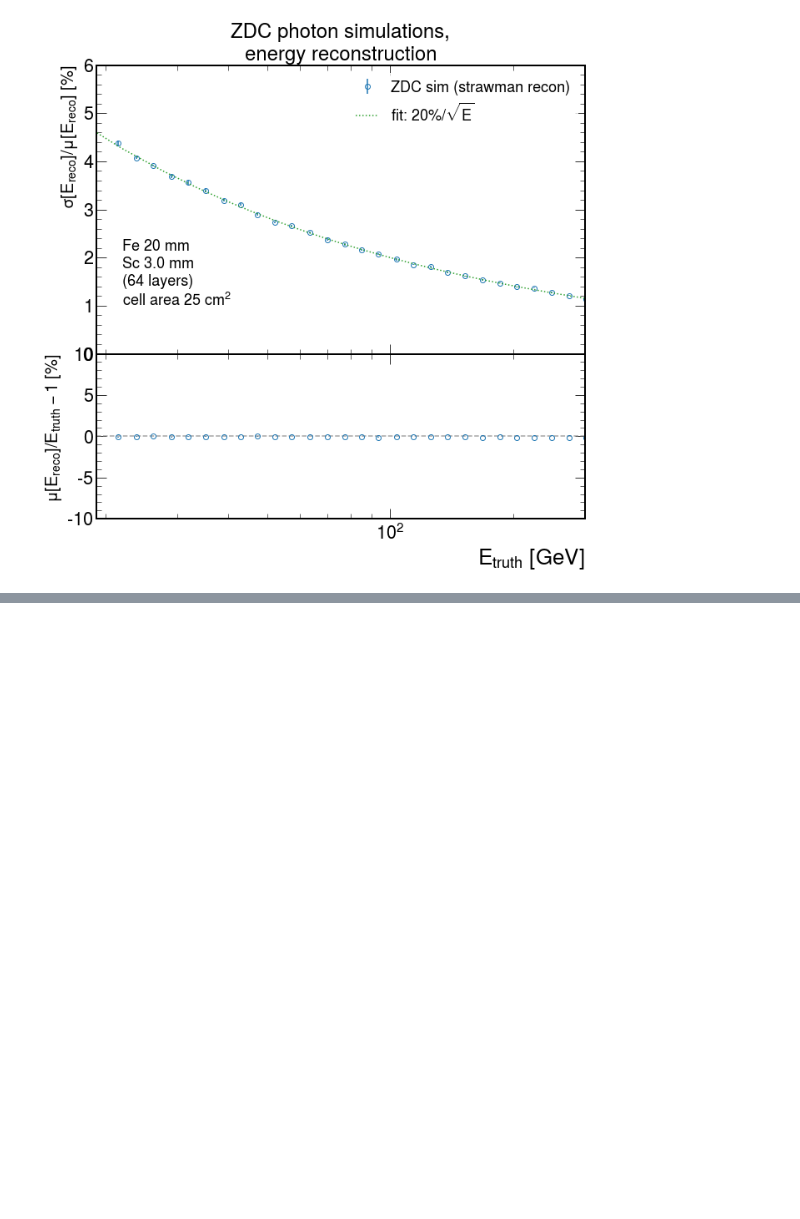
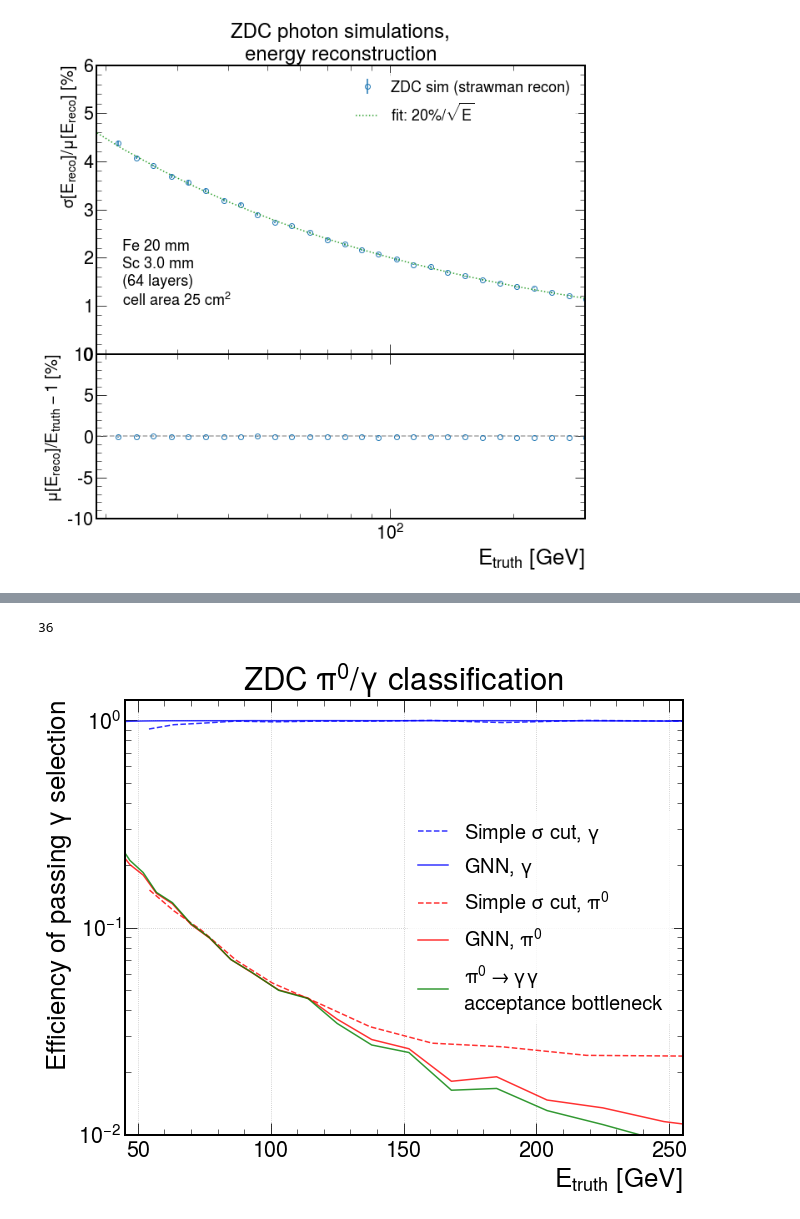
Before and after one commit to sebouh137/staggered_tesselations, a Jupyter notebook: ZDC_plots_for_paper.ipynb, the cells around one changed output, grey strips where cells are left out. Drawn from its saved outputs; the diff is of its cells as text; code cells hidden in the pictures; blank space fills up the shorter version.

```diff
--- a/ZDC_plots_for_paper.ipynb
+++ b/ZDC_plots_for_paper.ipynb
@@ -672,7 +701,7 @@ for k,(absorber,dataset) in enumerate(zip("Fe".split(), [dfs_AI['Fe'],])):
     for axis in ['top','bottom','left','right']:
         inset.spines[axis].set_linewidth(1.3)
     axs[1][0].set_xscale('log')
-    fig.suptitle("ZDC neutron simulations, Graphnet reconstruction", fontsize=24)
+    fig.suptitle("ZDC neutron simulations, GNN reconstruction", fontsize=24)
     plt.sca(axs[0][0])
     write_geom(absorber, 1.0)
     axs[1][0].set_ylabel("$\mu_r-r_{\\rm truth}$ [mm]")
@@ -765,7 +794,7 @@ for abso in "Fe Pb".split()[:1]:
     divide_by_mu=True
 
     sfs=[0.021, 1]
-    labels=['"strawman"', "AI"]
+    labels=['"strawman"', "GNN"]
     colors="tab:blue tab:orange tab:green tab:red 0.65".split()
     if abso=="Fe":
         dfs=df_strawman, dfs_AI['Fe']
@@ -807,7 +836,7 @@ for abso in "Fe Pb".split()[:1]:
                 mus.append(mu)
                 dmus.append(dmu)
                 #ymid=1
-            method="strawman" if k==0 else "AI"
+            method="strawman" if k==0 else "GNN"
             axs[0].errorbar(np.array(bcs)*(1-i*.007), np.array(sigmas)*100/(np.array(mus)), np.array(dsigmas)/(np.array(mus))*100,
                      label=f"ZDC sim ({method} recon)", marker='o', ls='', color=colors[i], fillstyle="full" if k==1 else "none")
             axs[1].errorbar(np.array(bcs)*(1-i*.007), (np.array(mus)-1)*100, np.array(dmus)*100,
@@ -1222,0 +1266,67 @@ for abso in "Fe".split():
+# %%
+#X-axis data:
+energy_bins= '10 11  12  13  14  16  17  19  21  24  26  29  32  35  39  43  47  52 57  63  70  77  85  93 103 114 125 138 152 168 185 204 225 248 274 302'
+energy_bins= np.array([float(a) for a in energy_bins.split()])
+print(len(energy_bins))
+sigmacut_photon_energy = [54.17080437, 63.50546177, 73.63455809, 86.7428004, 100.8440914, 117.7259186, 138.182721,
+                        160.4270109, 187.2393247, 218.8182721, 255.163853]
+sigmacut_pi0_energy = [54.3694141, 63.50546177, 73.83316783, 86.94141013, 100.6454816, 100.6454816, 117.3286991,
+                     137.388282, 160.8242304, 187.040715, 218.8182721, 255.3624628]
+#Left y-axis data:
+
+photon_accuracy_copy = np.asarray([0.541151, 0.609476, 0.610571, 0.580496, 0.52372 , 0.442948,
+       0.420962, 0.423926, 0.456044, 0.548684, 0.615457, 0.725877,
+       0.848467, 0.924024, 0.966091, 0.985526, 0.990601, 0.993647,
+       0.995297, 0.996323, 0.996472, 0.996616, 0.996722, 0.997569,
+       0.996975, 0.997463, 0.997515, 0.997101, 0.996863, 0.997137,
+       0.997117, 0.996359, 0.995006, 0.992846, 0.990898, 0.985716])
+pi0_misidentification_copy = np.asarray([0.070509, 0.093674, 0.108761, 0.11199 , 0.109508, 0.095728,
+       0.098996, 0.105305, 0.125843, 0.159009, 0.179288, 0.20852 ,
+       0.233374, 0.25635 , 0.257732, 0.234116, 0.201395, 0.179329,
+       0.146239, 0.130307, 0.10346 , 0.08894 , 0.070097, 0.060498,
+       0.050006, 0.045752, 0.036144, 0.028828, 0.026024, 0.018129,
+       0.019057, 0.014717, 0.013489, 0.011581, 0.010514, 0.011606])
+sigmacut_photon_efficiency = np.asarray([0.9089693155, 0.9533988229, 0.9686861141, 0.9920778849, 0.9842185296, 0.9920778849,
+                            0.9920778849, 1., 0.9764214371, 1., 0.9920778849])
+sigmacut_pi0_efficiency = np.asarray([0.1518263496, 0.1205520052, 0.09725460851, 0.06963578404, 0.05398797821,0.05398797821,
+                         0.04355447821, 0.03323448447, 0.02767844093, 0.02659931584, 0.02417796191, 0.02398642132])
+
+
+#Right y-axis data:
+fraction_one_photon_events_copy=[0.597003, 0.66697 , 0.747497, 0.82028 , 0.873219, 0.928848,
+       0.915644, 0.823387, 0.727606, 0.619451, 0.560366, 0.473477,
+       0.408982, 0.358437, 0.298994, 0.252053, 0.211001, 0.184357,
+       0.147873, 0.131963, 0.104359, 0.089349, 0.070152, 0.060707,
+       0.049801, 0.04549 , 0.034474, 0.02713 , 0.024955, 0.016412,
+       0.016738, 0.013088, 0.011202, 0.009277, 0.006834, 0.00589]
+
+fig, ax1 = plt.subplots(figsize=(10,8))
+plt.title("ZDC $\\pi^0/\\gamma$ classification")
+fig.set_facecolor('w')
+
+ax1.set_xlabel('$E_{truth}$ [GeV]')
+ax1.set_ylabel('Efficiency of passing $\gamma$ selection', color='black')
+ax1.plot(sigmacut_photon_energy, sigmacut_photon_efficiency, label='Simple $\sigma$ cut, $\gamma$', color = 'b', linestyle='dashed',alpha=.8)
+ax1.plot(energy_bins, photon_accuracy_copy, label='GNN, $\gamma$', color='b', alpha=.8)
+ax1.plot(sigmacut_pi0_energy, sigmacut_pi0_efficiency, label='Simple $\sigma$ cut, $\pi^0$', color = 'r', linestyle='dashed',alpha=.8)
+ax1.plot(energy_bins, pi0_misidentification_copy, label='GNN, $\pi^0$', color='r',alpha=.8)
+ax1.tick_params(axis='y', labelcolor='black')
+ax1.set_yscale("log")
+ax1.set_ylim(10**-2,)
+ax1.set_xlim(45,255)
+
+ax1.plot(energy_bins, fraction_one_photon_events_copy, label='$\\pi^0\\rightarrow\\gamma\\gamma$\nacceptance bottleneck', color='g',alpha=.8)
+ax1.legend(fontsize="20", loc='center right')
+ax1.grid()
+
+# ax2 = ax1.twinx()
+# ax2.set_ylabel('Fraction of single $\gamma$ events', color='g')
+# ax2.plot(energy_bins, fraction_one_photon_events_copy, label='GNN, $\pi^0$', color='g',alpha=.8)
+# ax2.tick_params(axis='y', labelcolor='green')
+# ax2.set_yscale("log")
+# ax2.set_ylim(10**-2,)
+plt.savefig("images/classification_efficiency.pdf")
+plt.show()
+# %% [output]
+36
+[figure, added]
```
Also changed, not shown: parts of 14 cells of this notebook.
